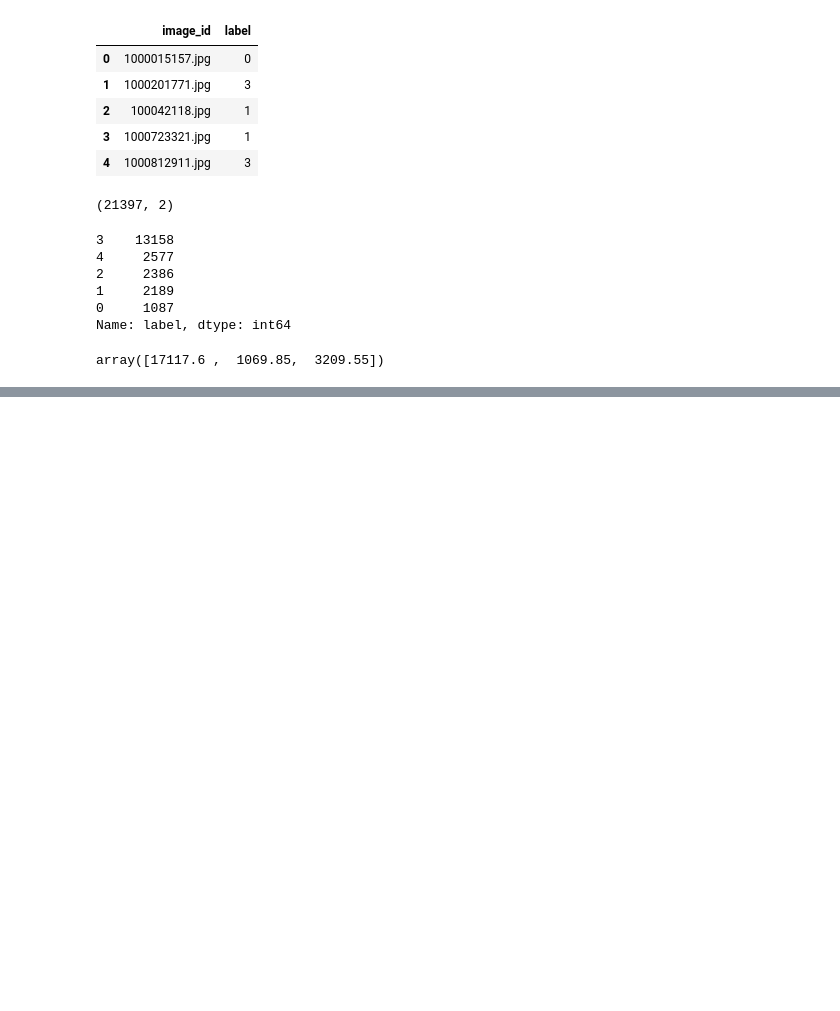
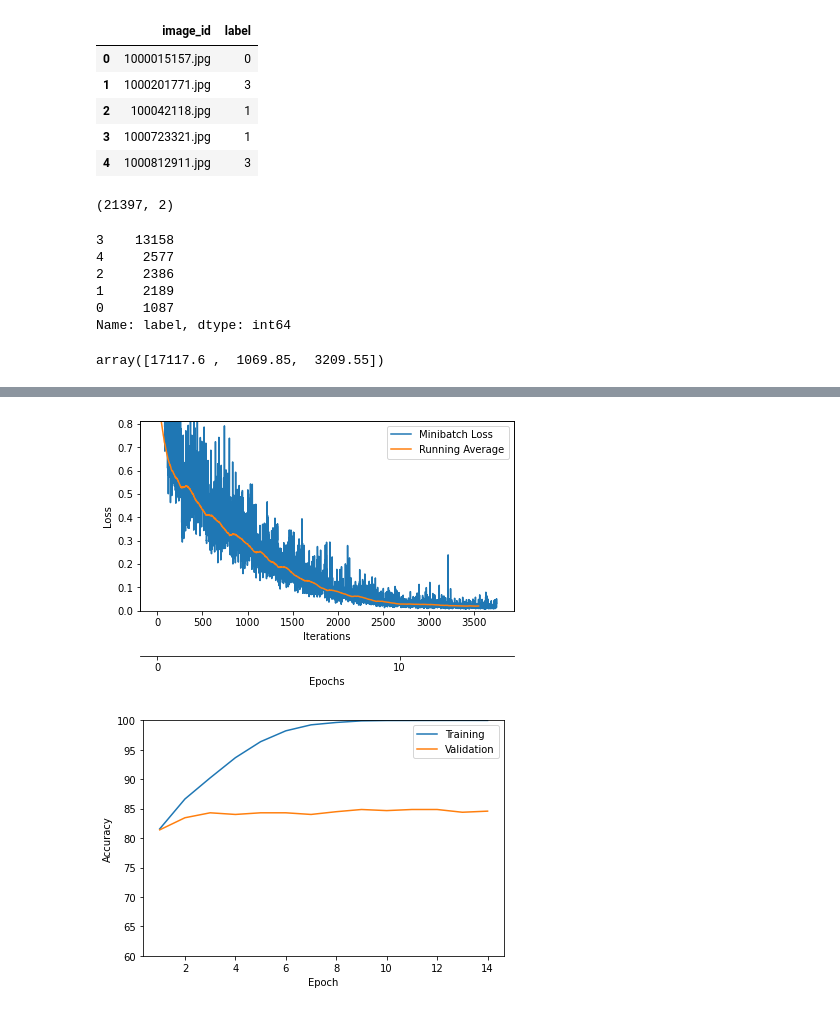
Before and after one commit to Tonghua35/453-Final-Project, a Jupyter notebook: code/Resnet.ipynb, the cells around one changed output, grey strips where cells are left out. Cells and saved outputs as stored; diff of their text form; code cells hidden in the pictures; blank space fills up the shorter version.

Commit message:
Models

```diff
--- a/code/Resnet.ipynb
+++ b/code/Resnet.ipynb
@@ -91,3 +94,14 @@ class MyDataset(Dataset):
+# %%
+class MyDataset(Dataset):
+    def __init__(self, img_paths, labels, loader=default_loader):
+        self.imgs = [loader(path) for path in img_paths]
+        self.labels = labels
+
+    def __getitem__(self, index):
+        return self.imgs[index], self.labels[index]
+
+    def __len__(self):
+        return len(self.labels)
 # %%
 dataset = MyDataset(train_paths, train_labels)
 len(dataset)*np.array([0.8,0.05,0.15])
@@ -96,6 +110,7 @@ array([17117.6 ,  1069.85,  3209.55])
 # %%
 train_dataset, val_dataset, test_dataset = random_split(dataset, [17118 ,  1070,  3209], generator=torch.Generator().manual_seed(random_seed))
 # %%
+batch_size = 64
 train_loader = DataLoader(train_dataset, batch_size=batch_size, shuffle=True)
 valid_loader = DataLoader(val_dataset, batch_size=batch_size)
 test_loader = DataLoader(test_dataset, batch_size=batch_size)
@@ -304,9 +117,12 @@ model = model.to(device)
+# %%
+model = torchvision.models.resnet34(pretrained=True)
+model = model.to(device)
 # %%
-optimizer = torch.optim.SGD(model.parameters(), momentum=0.9, lr=0.1)
-scheduler = torch.optim.lr_scheduler.ReduceLROnPlateau(optimizer,
-                                                       factor=0.1,
-                                                       mode='max',
-                                                       verbose=True)
+optimizer = torch.optim.SGD(model.parameters(), momentum=0.7, lr=0.001)
+scheduler = torch.optim.lr_scheduler.StepLR(optimizer,
+                                            step_size=10,
+                                            gamma=0.5,
+                                           last_epoch=-1)
 # %%
 minibatch_loss_list, train_acc_list, valid_acc_list = train_model(
     model=model,
@@ -317,7 +133,7 @@ minibatch_loss_list, train_acc_list, valid_acc_list = train_model(
     optimizer=optimizer,
     device=device,
     scheduler=scheduler,
-    scheduler_on='valid_acc',
+    scheduler_on='epoch',
     logging_interval=100)
 
 plot_training_loss(minibatch_loss_list=minibatch_loss_list,
@@ -341,0 +169,2 @@ Epoch: 001/050 | Batch 0500/0856 | Loss: 1.2871
+[figure, added]
+[figure, added]
```
Also changed, not shown: parts of 12 cells of this notebook, 5 other files.
